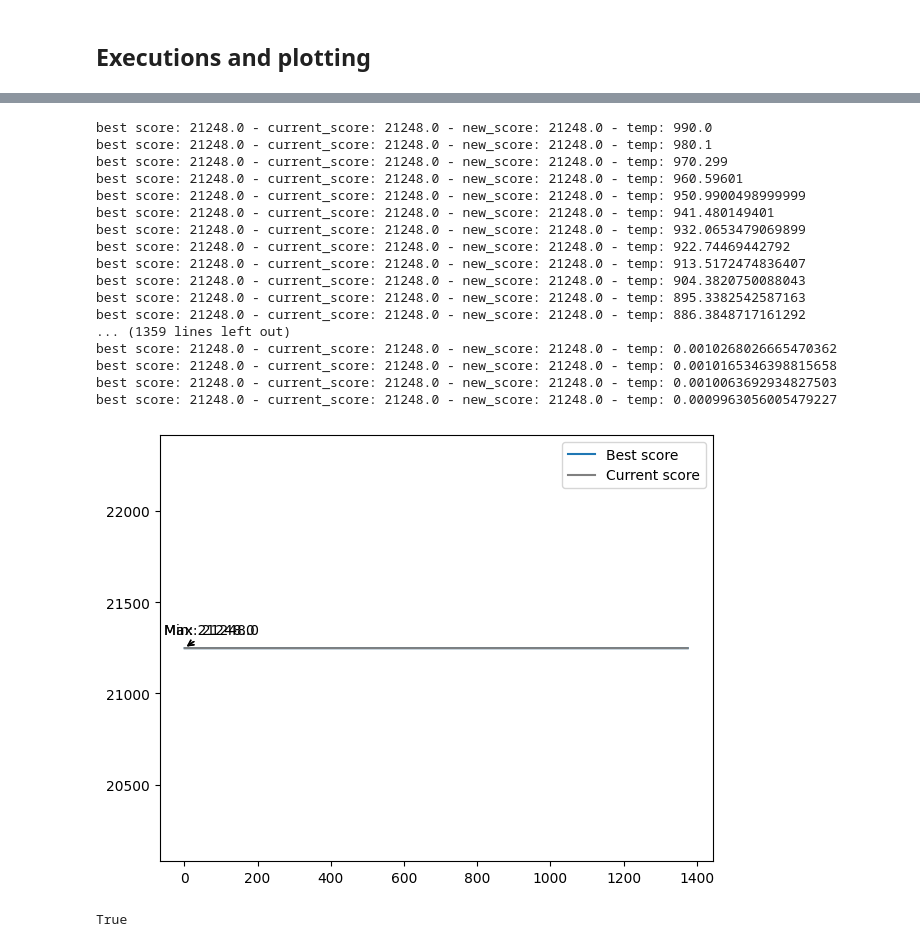
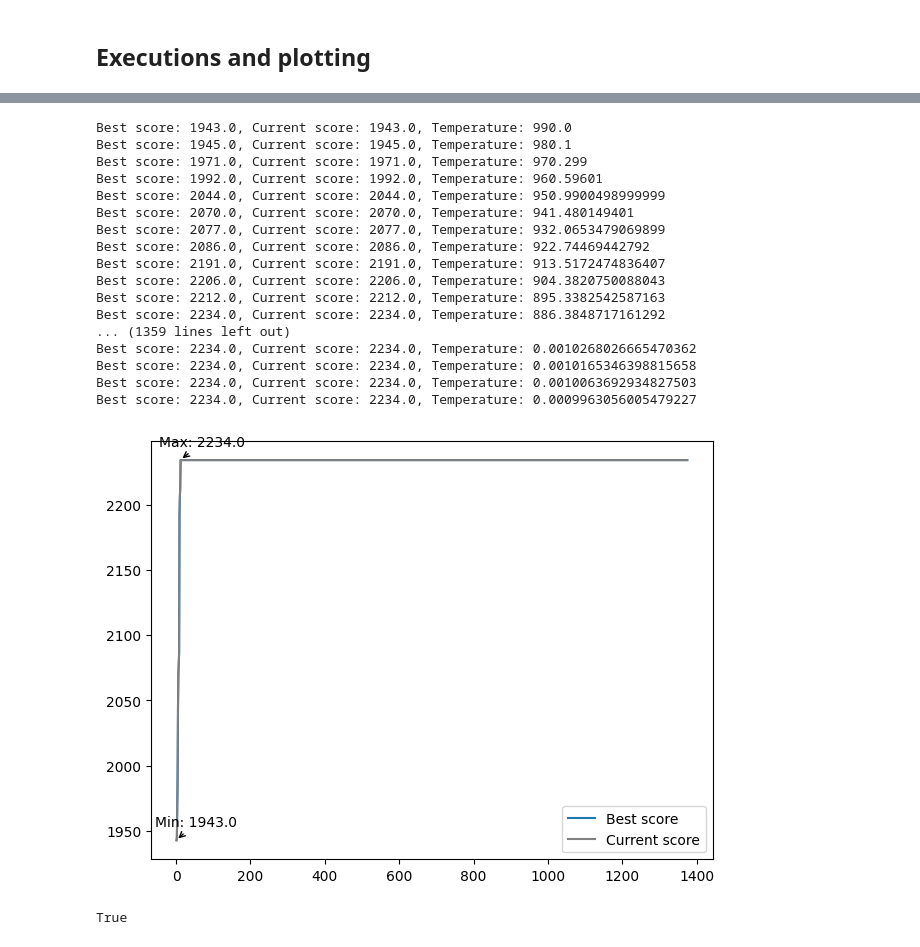
Before and after one commit to ManachoM/sim2-agricultores, a Jupyter notebook: metaheuristics/partitioner_algorithm.ipynb, the cells around one changed output, grey strips where cells are left out. Drawn from its saved outputs; the diff is of its cells as text; code cells hidden in the pictures.

```diff
--- a/metaheuristics/partitioner_algorithm.ipynb
+++ b/metaheuristics/partitioner_algorithm.ipynb
@@ -318,16 +315,19 @@ def producto_partition_greedy_function(partition: list[Producto], penalty: float
 # %%
 def feria_penalized_objective_function(sol: Solution, penalty: float = 200, **_):
     partitions = sol.get_partitions()
-    score = 0.0
+    scores = []
     # Recorremos las particiones y obtenemos sus puntajes respectivos
     for partition in partitions.values():
+        score = 0.0
         vector = [0.0] * 7
         for feria in partition:
             for dia in feria.dias:
                 vector[dia] += feria.cantidad_puestos
         for dia in vector:
             score += dia if dia else -penalty
-    return score
+        scores.append(score)
+
+    return min(scores)
 # %% [markdown]
 ## Executions and plotting
 # %%
@@ -407,7 +411,7 @@ for name, func in obj_functions:
 # %%
 fig, axs = plt.subplots(len(eval_data), 1, figsize=(8, len(eval_data) * 4))
 
-for i, (name,data) in enumerate(eval_data.items()):
+for i, (name, data) in enumerate(eval_data.items()):
     x_vals = list(range(1, len(data["best_score_history"]) + 1))
     best_y_vals = data["best_score_history"]
     current_y_vals = data["current_score_history"]
@@ -418,12 +422,14 @@ for i, (name,data) in enumerate(eval_data.items()):
     min_best, max_best = min(best_y_vals), max(best_y_vals)
     min_curr, max_curr = min(current_y_vals), max(current_y_vals)
 
-    axs[i].annotate(f"Min: {min_best}", xy=(best_y_vals.index(min_best),min_best), xytext=(-15,10), textcoords="offset points", arrowprops=dict(arrowstyle='->'))
-    axs[i].annotate(f"Max: {max_best}", xy=(best_y_vals.index(max_best),max_best), xytext=(-15,10), textcoords="offset points", arrowprops=dict(arrowstyle='->'))
-    #axs[i].annotate(f"Min: {min_curr}", xy=(current_y_vals.index(min_curr), min_curr), xytext=(-15,10), textcoords="offset points", arrowprops=dict(arrowstyle='->'))
-    #axs[i].annotate(f"Min: {max_curr}", xy=(current_y_vals.index(max_curr), max_curr), xytext=(-15,10), textcoords="offset points", arrowprops=dict(arrowstyle='->'))
+    axs[i].annotate(f"Min: {min_best}", xy=(best_y_vals.index(min_best), min_best),
+                    xytext=(-15, 10), textcoords="offset points", arrowprops=dict(arrowstyle='->'))
+    axs[i].annotate(f"Max: {max_best}", xy=(best_y_vals.index(max_best), max_best),
+                    xytext=(-15, 10), textcoords="offset points", arrowprops=dict(arrowstyle='->'))
+    # axs[i].annotate(f"Min: {min_curr}", xy=(current_y_vals.index(min_curr), min_curr), xytext=(-15,10), textcoords="offset points", arrowprops=dict(arrowstyle='->'))
+    # axs[i].annotate(f"Min: {max_curr}", xy=(current_y_vals.index(max_curr), max_curr), xytext=(-15,10), textcoords="offset points", arrowprops=dict(arrowstyle='->'))
 
-        # Set title and legend
+    # Set title and legend
     axs[i].set_title(name)
     axs[i].legend()
 
@@ -435,54 +488,56 @@ plt.show()
 # %%
 sol, score, best_score_history, current_score_history = simulated_annealing_partitioning(
-        items=ferias,
-        n = 8,
-        f = feria_penalized_objective_function,
-        find_neighbour=find_next_best_neighbour,
-        op=shaker_operator,
-        r=2,
-        cooling_rate=0.99,
-        debug=True
-    )
+    items=ferias,
+    n=8,
+    f=feria_penalized_objective_function,
+    find_neighbour=find_next_best_neighbour,
+    op=shaker_operator,
+    r=1,
+    cooling_rate=0.99,
+    debug=True
+)
 
 
 # Create a figure and axis using plt.subplots()
 fig, ax = plt.subplots()
 
 x_vals = list(range(1, len(best_score_history) + 1))
 best_y_vals = best_score_history
 current_y_vals = current_score_history
 ax.plot(x_vals, best_y_vals, label="Best score")
 ax.plot(x_vals, current_score_history, label="Current score", color="grey")
 
 
 min_best, max_best = min(best_y_vals), max(best_y_vals)
 min_curr, max_curr = min(current_y_vals), max(current_y_vals)
 
-ax.annotate(f"Min: {min_best}", xy=(best_y_vals.index(min_best),min_best), xytext=(-15,10), textcoords="offset points", arrowprops=dict(arrowstyle='->'))
-ax.annotate(f"Max: {max_best}", xy=(best_y_vals.index(max_best),max_best), xytext=(-15,10), textcoords="offset points", arrowprops=dict(arrowstyle='->'))
+ax.annotate(f"Min: {min_best}", xy=(best_y_vals.index(min_best), min_best),
+            xytext=(-15, 10), textcoords="offset points", arrowprops=dict(arrowstyle='->'))
+ax.annotate(f"Max: {max_best}", xy=(best_y_vals.index(max_best), max_best),
+            xytext=(-15, 10), textcoords="offset points", arrowprops=dict(arrowstyle='->'))
 
 ax.legend()
 
 # Show the figure
 plt.tight_layout()
 plt.show()
 # %% [output]
-best score: 21248.0 - current_score: 21248.0 - new_score: 21248.0 - temp: 990.0
-best score: 21248.0 - current_score: 21248.0 - new_score: 21248.0 - temp: 980.1
-best score: 21248.0 - current_score: 21248.0 - new_score: 21248.0 - temp: 970.299
-best score: 21248.0 - current_score: 21248.0 - new_score: 21248.0 - temp: 960.59601
-best score: 21248.0 - current_score: 21248.0 - new_score: 21248.0 - temp: 950.9900498999999
-best score: 21248.0 - current_score: 21248.0 - new_score: 21248.0 - temp: 941.480149401
-best score: 21248.0 - current_score: 21248.0 - new_score: 21248.0 - temp: 932.0653479069899
-best score: 21248.0 - current_score: 21248.0 - new_score: 21248.0 - temp: 922.74469442792
-best score: 21248.0 - current_score: 21248.0 - new_score: 21248.0 - temp: 913.5172474836407
-best score: 21248.0 - current_score: 21248.0 - new_score: 21248.0 - temp: 904.3820750088043
-best score: 21248.0 - current_score: 21248.0 - new_score: 21248.0 - temp: 895.3382542587163
-best score: 21248.0 - current_score: 21248.0 - new_score: 21248.0 - temp: 886.3848717161292
+Best score: 1943.0, Current score: 1943.0, Temperature: 990.0
+Best score: 1945.0, Current score: 1945.0, Temperature: 980.1
+Best score: 1971.0, Current score: 1971.0, Temperature: 970.299
+Best score: 1992.0, Current score: 1992.0, Temperature: 960.59601
+Best score: 2044.0, Current score: 2044.0, Temperature: 950.9900498999999
+Best score: 2070.0, Current score: 2070.0, Temperature: 941.480149401
+Best score: 2077.0, Current score: 2077.0, Temperature: 932.0653479069899
+Best score: 2086.0, Current score: 2086.0, Temperature: 922.74469442792
+Best score: 2191.0, Current score: 2191.0, Temperature: 913.5172474836407
+Best score: 2206.0, Current score: 2206.0, Temperature: 904.3820750088043
+Best score: 2212.0, Current score: 2212.0, Temperature: 895.3382542587163
+Best score: 2234.0, Current score: 2234.0, Temperature: 886.3848717161292
 ... (1359 lines left out)
-best score: 21248.0 - current_score: 21248.0 - new_score: 21248.0 - temp: 0.0010268026665470362
-best score: 21248.0 - current_score: 21248.0 - new_score: 21248.0 - temp: 0.0010165346398815658
-best score: 21248.0 - current_score: 21248.0 - new_score: 21248.0 - temp: 0.0010063692934827503
-best score: 21248.0 - current_score: 21248.0 - new_score: 21248.0 - temp: 0.0009963056005479227
+Best score: 2234.0, Current score: 2234.0, Temperature: 0.0010268026665470362
+Best score: 2234.0, Current score: 2234.0, Temperature: 0.0010165346398815658
+Best score: 2234.0, Current score: 2234.0, Temperature: 0.0010063692934827503
+Best score: 2234.0, Current score: 2234.0, Temperature: 0.0009963056005479227
-[figure, old version]
+[figure, new version]
 # %%
```
Also changed, not shown: parts of 11 cells of this notebook.
